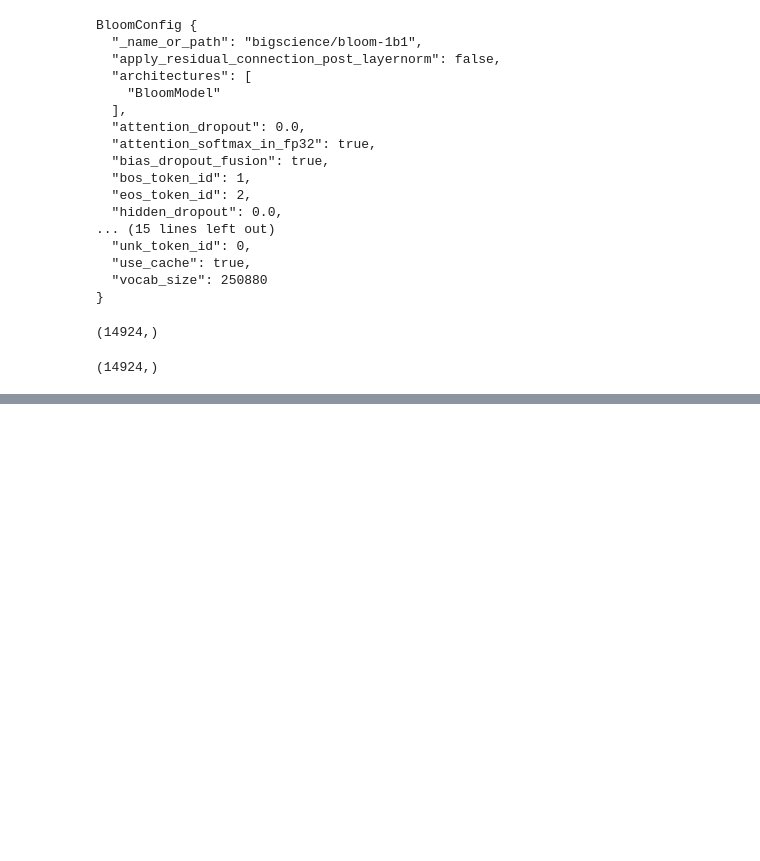
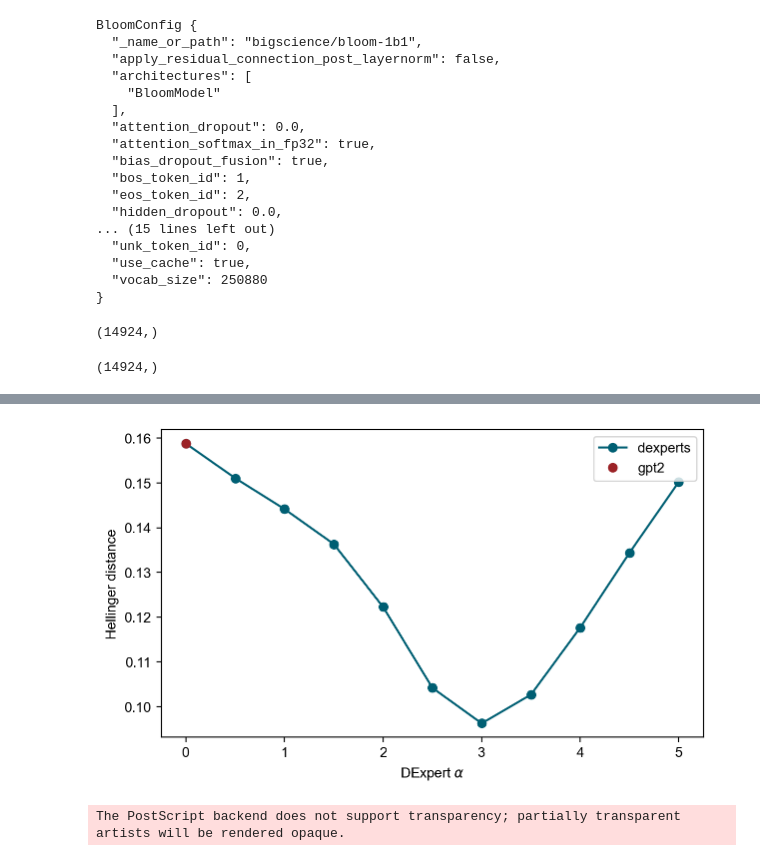
Before and after one commit to EliottZemour/nlg_bias, a Jupyter notebook: local_bias/local_bias.ipynb, the cells around one changed output, grey strips where cells are left out. Saved outputs shown, nothing was run; the diff lists cells and outputs as text; code cells hidden in the pictures; blank space fills up the shorter version.

```diff
--- a/local_bias/local_bias.ipynb
+++ b/local_bias/local_bias.ipynb
@@ -270,0 +278,15 @@ plt.show()
+# %%
+figure = plt.figure(figsize=(7, 4))
+plt.plot(alphas, distances, 'o', linestyle='-', color='#005f73', label='dexperts')
+plt.plot(0, distances[0], 'o', color='#9b2226', label='gpt2')
+plt.xlabel(r"DExpert $\alpha$")
+plt.ylabel('Hellinger distance')
+plt.legend()
+# plt.title('Local bias vs. dexperts alpha')
+plt.show()
+# %% [output]
+[figure, added]
+# %%
+figure.savefig('../figures/dexperts_base_alpha.eps', format='eps', dpi=1000, bbox_inches='tight')
+# %% [output]
+The PostScript backend does not support transparency; partially transparent artists will be rendered opaque.
```
Also changed, not shown: parts of 8 cells of this notebook, 31 other files.
